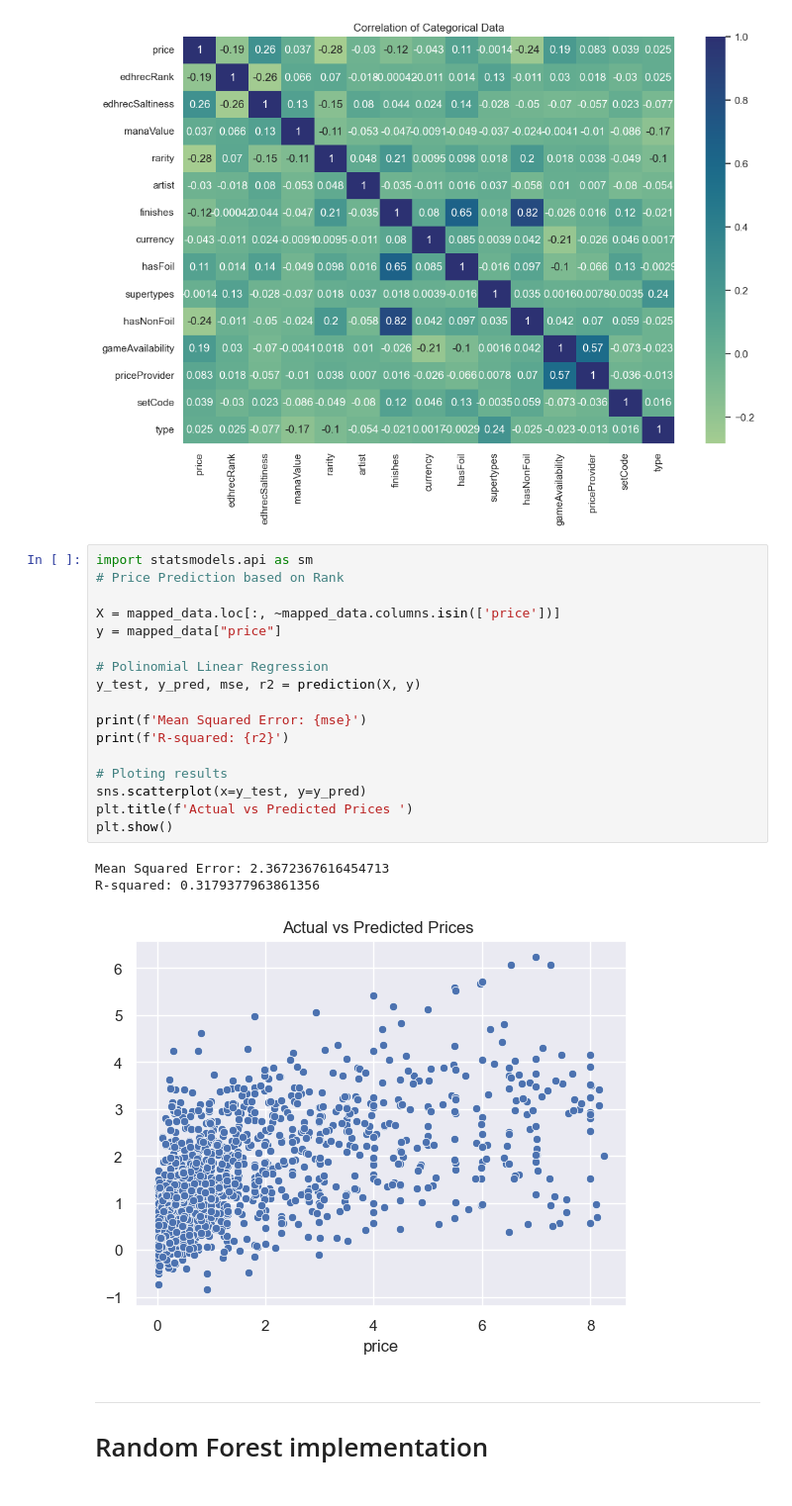
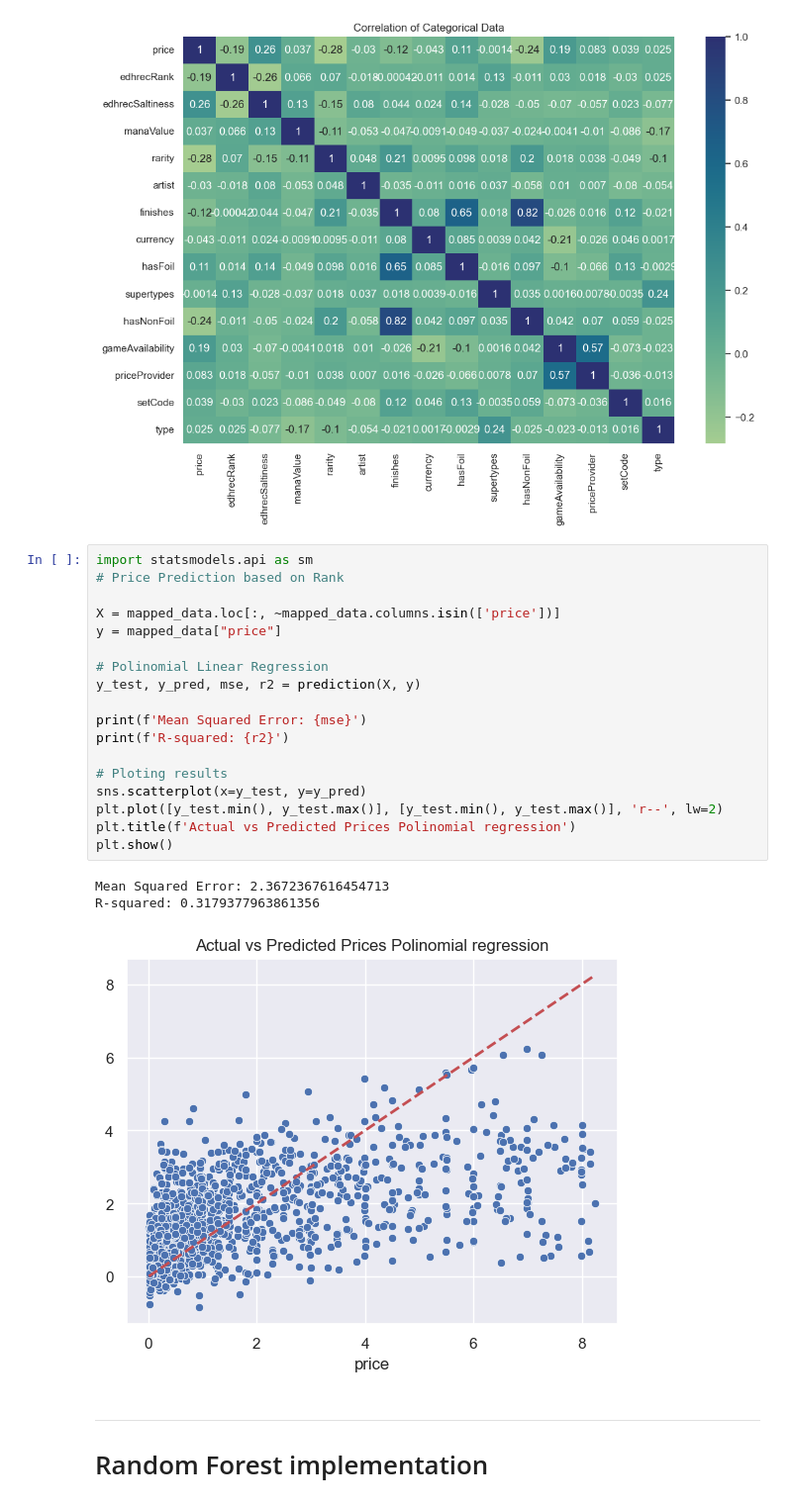
Before and after one commit to victorhg/aai-500-final-project, a Jupyter notebook: notebooks/ols_random-forest.ipynb, the cells around one changed output. Shown at 99% size. Saved outputs shown, nothing was run; the diff lists cells and outputs as text.

```diff
--- a/notebooks/ols_random-forest.ipynb
+++ b/notebooks/ols_random-forest.ipynb
@@ -165,24 +172,25 @@ plt.show()
 # %%
 import statsmodels.api as sm
 # Price Prediction based on Rank
 
 X = mapped_data.loc[:, ~mapped_data.columns.isin(['price'])]
 y = mapped_data["price"]
 
 # Polinomial Linear Regression
 y_test, y_pred, mse, r2 = prediction(X, y)
 
 print(f'Mean Squared Error: {mse}')
 print(f'R-squared: {r2}')
 
 # Ploting results
 sns.scatterplot(x=y_test, y=y_pred)
-plt.title(f'Actual vs Predicted Prices ')
+plt.plot([y_test.min(), y_test.max()], [y_test.min(), y_test.max()], 'r--', lw=2)
+plt.title(f'Actual vs Predicted Prices Polinomial regression')
 plt.show()
 # %% [output]
 Mean Squared Error: 2.3672367616454713
 R-squared: 0.3179377963861356
-[figure, old version]
+[figure, new version]
 # %% [markdown]
 ---
 
```
Also changed, not shown: parts of 5 cells of this notebook.
